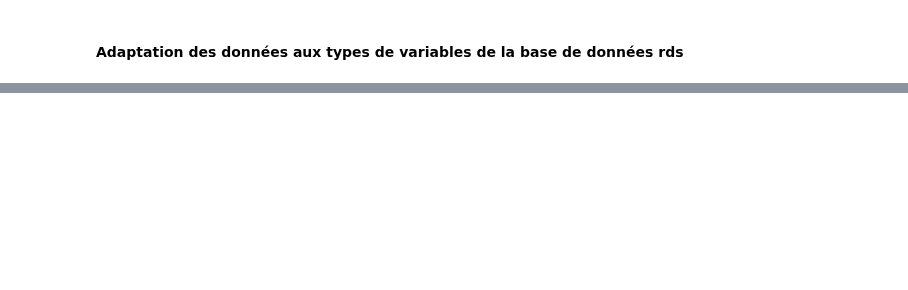
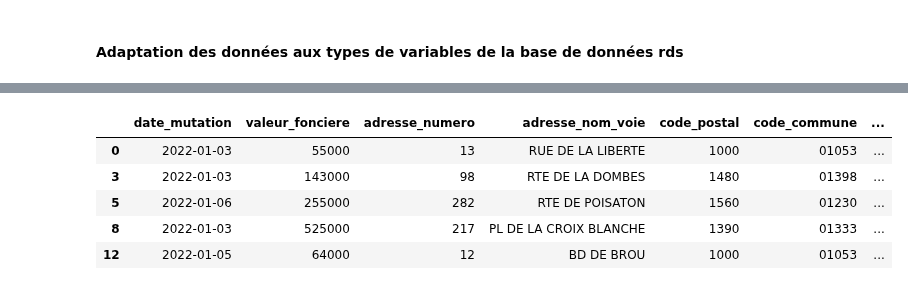
Before and after one commit to Kevin-Le-Grand/certif_app_immo, a Jupyter notebook: datagouv_to_rds/Test_scraping_rds_s3.ipynb, the cells around one changed output, grey strips where cells are left out. Saved outputs shown, nothing was run; the diff lists cells and outputs as text; code cells hidden in the pictures; blank space fills up the shorter version.

```diff
--- a/datagouv_to_rds/Test_scraping_rds_s3.ipynb
+++ b/datagouv_to_rds/Test_scraping_rds_s3.ipynb
@@ -433,14 +480,15 @@ insert_data.head()
 # %%
 insert_data['date_mutation'] = pd.to_datetime(insert_data['date_mutation'], errors='coerce')
 insert_data['valeur_fonciere'] = insert_data.valeur_fonciere.astype(int)
-insert_data['adresse_numero'] = insert_data.adresse_nulero.astrype(str)
-insert_data['adresse_nom_voie'] = insert_data.adresse_nom_voie.astrype(str)
-insert_data['code_postal'] = insert_data.code_postal.astrype(int)
-insert_data['code_commune'] = insert_data.code_commune.astrype(str)
-insert_data['type_local'] = insert_data.type_local.astrype(str)
-insert_data['nombre_pieces_principales'] = insert_data.nombre_pieces_principales.astrype(int)
-insert_data['surface_relle_bati'] = insert_data.surface_relle_bati.astrype(int)
-insert_data['surface_terrain'] = insert_data.surface_terrain.astrype(int)
-insert_data['longitude'] = insert_data.longitude.astrype(float)
-insert_data['latitude'] = insert_data.longitude.astrype(float)
+insert_data['adresse_numero'] = insert_data.adresse_numero.astype(int)
+insert_data['adresse_numero'] = insert_data.adresse_numero.astype(str)
+insert_data['adresse_nom_voie'] = insert_data.adresse_nom_voie.astype(str)
+insert_data['code_postal'] = insert_data.code_postal.astype(int)
+insert_data['code_commune'] = insert_data.code_commune.astype(str)
+insert_data['type_local'] = insert_data.type_local.astype(str)
+insert_data['nombre_pieces_principales'] = insert_data.nombre_pieces_principales.astype(int)
+insert_data['surface_reelle_bati'] = insert_data.surface_reelle_bati.astype(int)
+insert_data['surface_terrain'] = insert_data.surface_terrain.astype(int)
+insert_data['longitude'] = insert_data.longitude.astype(float)
+insert_data['latitude'] = insert_data.longitude.astype(float)
 # %% [output]
@@ -448 +512,10 @@ SyntaxError: invalid syntax (75485383.py, line 4)
+# %%
+insert_data.head()
+# %% [output]
+|  | date_mutation | valeur_fonciere | adresse_numero | adresse_nom_voie | code_postal | code_commune | ... |
+| 0 | 2022-01-03 | 55000 | 13 | RUE DE LA LIBERTE | 1000 | 01053 | ... |
+| 3 | 2022-01-03 | 143000 | 98 | RTE DE LA DOMBES | 1480 | 01398 | ... |
+| 5 | 2022-01-06 | 255000 | 282 | RTE DE POISATON | 1560 | 01230 | ... |
+| 8 | 2022-01-03 | 525000 | 217 | PL DE LA CROIX BLANCHE | 1390 | 01333 | ... |
+| 12 | 2022-01-05 | 64000 | 12 | BD DE BROU | 1000 | 01053 | ... |
 # %%
```
Also changed, not shown: parts of 20 cells of this notebook.
